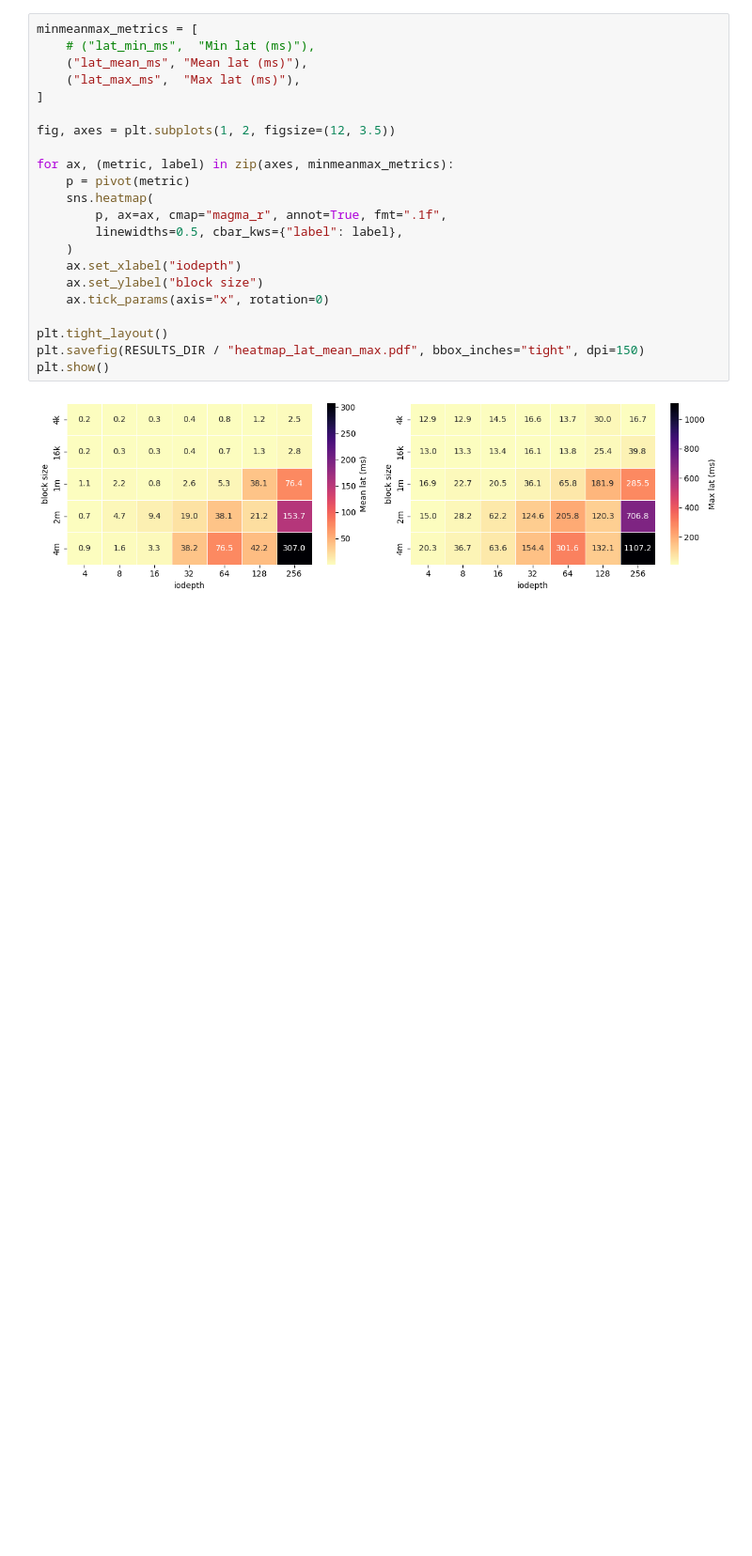
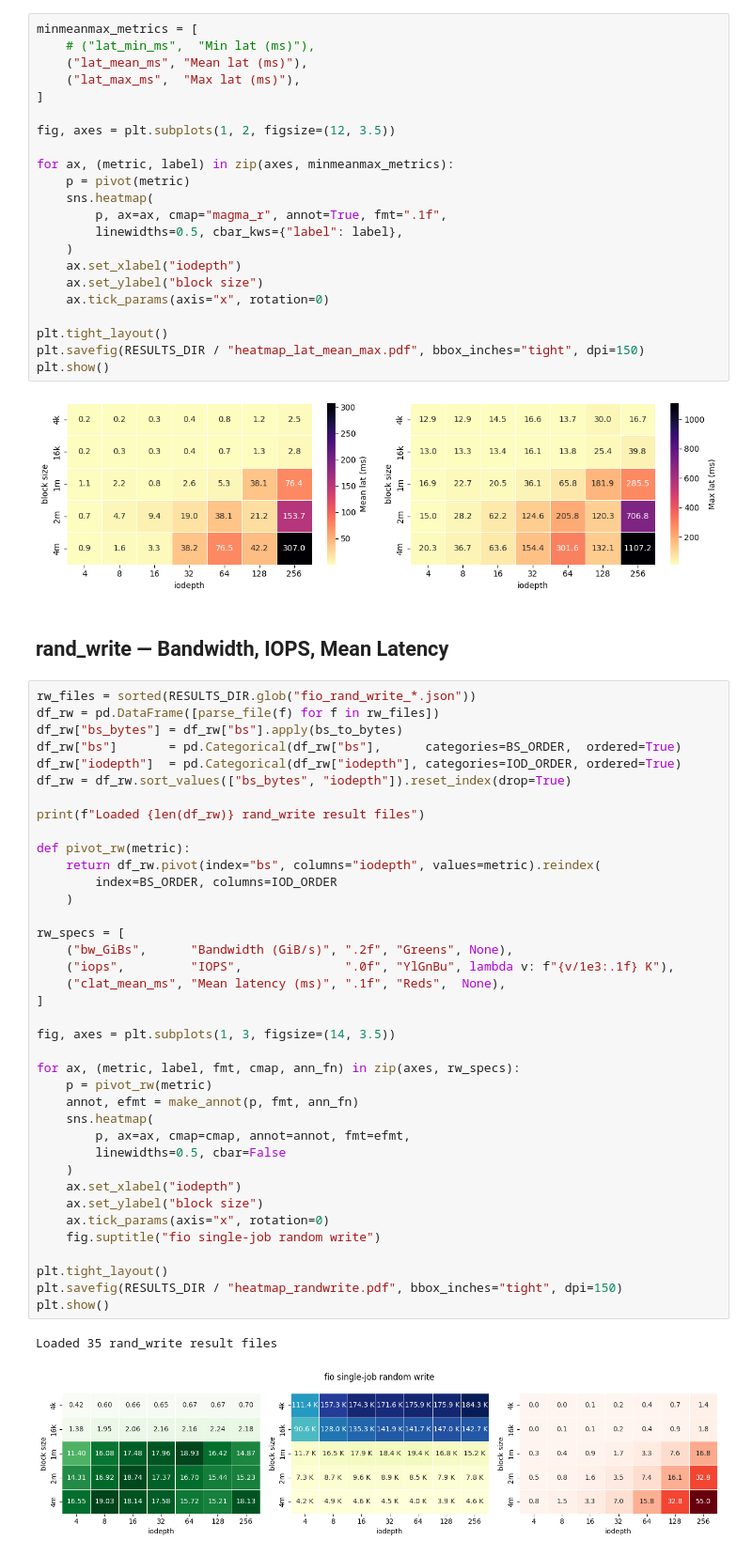
Before and after one commit to cissieAB/pdsw26_daos-bench, a Jupyter notebook: results/testbed/fio-dfs-heatmap-iod-bs-sweep/fio_dfs_heatmap_iod-bs_sweep.ipynb, the cells around one changed output. Shown at 94% size. Cells and saved outputs as stored; diff of their text form; blank space fills up the shorter version.

```diff
--- a/results/testbed/fio-dfs-heatmap-iod-bs-sweep/fio_dfs_heatmap_iod-bs_sweep.ipynb
+++ b/results/testbed/fio-dfs-heatmap-iod-bs-sweep/fio_dfs_heatmap_iod-bs_sweep.ipynb
@@ -196,6 +204,49 @@ plt.savefig(RESULTS_DIR / "heatmap_lat_mean_max.pdf", bbox_inches="tight", dpi=1
 plt.show()
 # %% [output]
 [figure]
+# %% [markdown]
+## rand_write — Bandwidth, IOPS, Mean Latency
+# %%
+rw_files = sorted(RESULTS_DIR.glob("fio_rand_write_*.json"))
+df_rw = pd.DataFrame([parse_file(f) for f in rw_files])
+df_rw["bs_bytes"] = df_rw["bs"].apply(bs_to_bytes)
+df_rw["bs"]       = pd.Categorical(df_rw["bs"],      categories=BS_ORDER,  ordered=True)
+df_rw["iodepth"]  = pd.Categorical(df_rw["iodepth"], categories=IOD_ORDER, ordered=True)
+df_rw = df_rw.sort_values(["bs_bytes", "iodepth"]).reset_index(drop=True)
+
+print(f"Loaded {len(df_rw)} rand_write result files")
+
+def pivot_rw(metric):
+    return df_rw.pivot(index="bs", columns="iodepth", values=metric).reindex(
+        index=BS_ORDER, columns=IOD_ORDER
+    )
+
+rw_specs = [
+    ("bw_GiBs",      "Bandwidth (GiB/s)", ".2f", "Greens", None),
+    ("iops",         "IOPS",              ".0f", "YlGnBu", lambda v: f"{v/1e3:.1f} K"),
+    ("clat_mean_ms", "Mean latency (ms)", ".1f", "Reds",  None),
+]
+
+fig, axes = plt.subplots(1, 3, figsize=(14, 3.5))
+
+for ax, (metric, label, fmt, cmap, ann_fn) in zip(axes, rw_specs):
+    p = pivot_rw(metric)
+    annot, efmt = make_annot(p, fmt, ann_fn)
+    sns.heatmap(
+        p, ax=ax, cmap=cmap, annot=annot, fmt=efmt,
+        linewidths=0.5, cbar=False
+    )
+    ax.set_xlabel("iodepth")
+    ax.set_ylabel("block size")
+    ax.tick_params(axis="x", rotation=0)
+    fig.suptitle("fio single-job random write")
+
+plt.tight_layout()
+plt.savefig(RESULTS_DIR / "heatmap_randwrite.pdf", bbox_inches="tight", dpi=150)
+plt.show()
+# %% [output]
+Loaded 35 rand_write result files
+[figure, added]
 # %% [markdown]
 ## Findings & Conclusion
 
```
Also changed, not shown: parts of 4 cells of this notebook, 5 other files.
